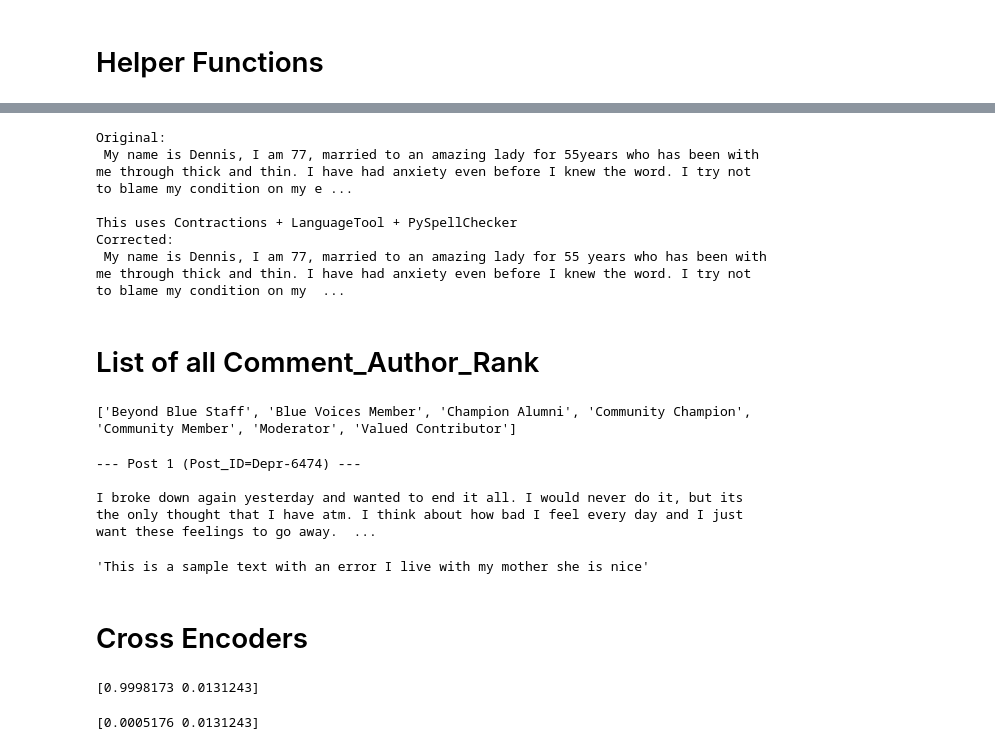
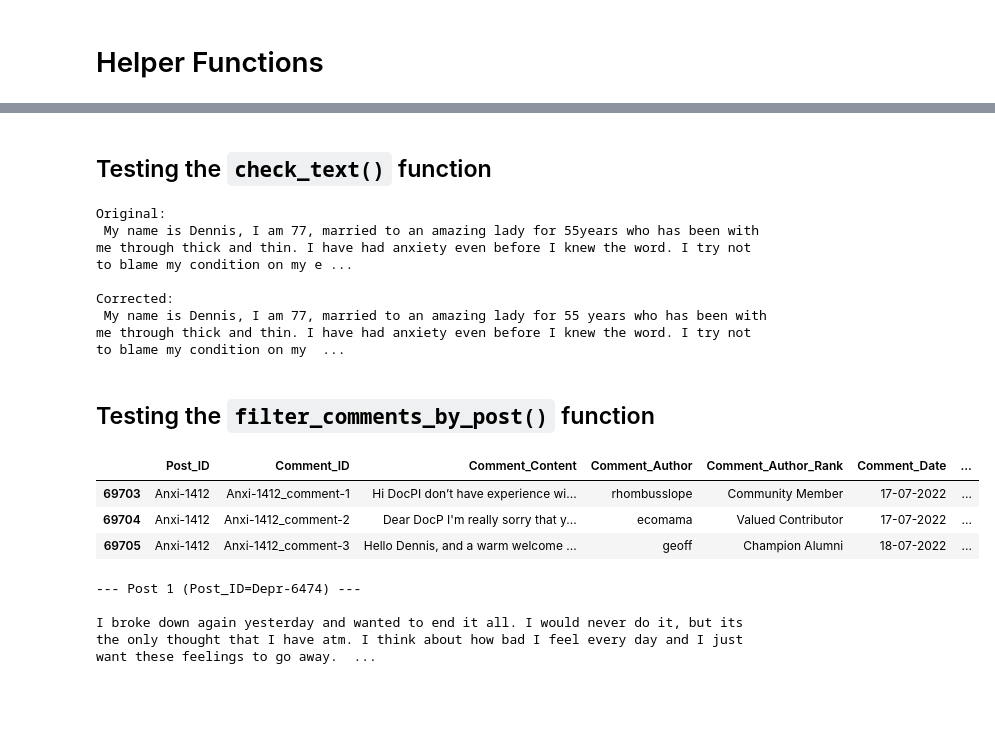
Before and after one commit to PutraAryotama/researchproject, a Jupyter notebook: generate_post_comments_table.ipynb, the cells around one changed output, grey strips where cells are left out. Drawn from its saved outputs; the diff is of its cells as text; code cells hidden in the pictures; blank space fills up the shorter version.

```diff
--- a/generate_post_comments_table.ipynb
+++ b/generate_post_comments_table.ipynb
@@ -80,0 +160,11 @@ posts_df.head()
+# %%
+def filter_comments_by_post(df_comments, post_id):
+    '''Filter comments based on the given post ID.
+    Args:
+        df_comments (pd.DataFrame): DataFrame containing comments with a 'post_id' column.
+        post_id (str): The post ID to filter comments by.
+    Returns:
+        pd.DataFrame: Filtered DataFrame containing comments for the specified post ID.
+    '''
+    filtered_comments = df_comments[df_comments['Post_ID'] == post_id].copy()
+    return filtered_comments
@@ -83,8 +371,8 @@ posts_df.head()
+# %% [markdown]
+## Testing the `check_text()` function
 # %%
-# Sample one observation and apply check_text() to its Post_Content
-sample = posts_df.sample(n=1, random_state=42).iloc[0]
 col = 'Post_Content' if 'Post_Content' in posts_df.columns else posts_df.columns[0]
-original = sample[col]
+original = post_sample[col]
 print("Original:\n", original, "\n")
 if isinstance(original, str) and original.strip():
     corrected = check_text(original)
@@ -95,16 +383,18 @@ print("Corrected:\n", corrected)
 Original:
  My name is Dennis, I am 77, married to an amazing lady for 55years who has been with me through thick and thin. I have had anxiety even before I knew the word. I try not to blame my condition on my e ...
 
-This uses Contractions + LanguageTool + PySpellChecker
 Corrected:
  My name is Dennis, I am 77, married to an amazing lady for 55 years who has been with me through thick and thin. I have had anxiety even before I knew the word. I try not to blame my condition on my  ...
-# %% [markdown]
-# List of all Comment_Author_Rank
-# %%
-unique_ranks = sorted(comments_df['Comment_Author_Rank'].dropna().unique())
-print(unique_ranks)
-# %% [output]
-['Beyond Blue Staff', 'Blue Voices Member', 'Champion Alumni', 'Community Champion', 'Community Member', 'Moderator', 'Valued Contributor']
+# %% [markdown]
+## Testing the `filter_comments_by_post()` function
+# %%
+filtered_comments = filter_comments_by_post(comments_df, "Anxi-1412")
+filtered_comments
+# %% [output]
+|  | Post_ID | Comment_ID | Comment_Content | Comment_Author | Comment_Author_Rank | Comment_Date | ... |
+| 69703 | Anxi-1412 | Anxi-1412_comment-1 | Hi DocPI don’t have experience wi... | rhombusslope | Community Member | 17-07-2022 | ... |
+| 69704 | Anxi-1412 | Anxi-1412_comment-2 | Dear DocP I'm really sorry that y... | ecomama | Valued Contributor | 17-07-2022 | ... |
+| 69705 | Anxi-1412 | Anxi-1412_comment-3 | Hello Dennis, and a warm welcome ... | geoff | Champion Alumni | 18-07-2022 | ... |
 # %%
 
 post_id = 'Depr-6474'
@@ -126,31 +416,3 @@ else:
 --- Post 1 (Post_ID=Depr-6474) ---
 
 I broke down again yesterday and wanted to end it all. I would never do it, but its the only thought that I have atm. I think about how bad I feel every day and I just want these feelings to go away.  ...
-# %%
-a = "This is a sample text with a error I live with my mother she is nice"
-check_text(a)
-# %% [output]
-'This is a sample text with an error I live with my mother she is nice'
-# %% [markdown]
-# Cross Encoders
-# %%
-from sentence_transformers import CrossEncoder
-import torch
-
-# Load the pretrained CrossEncoder
-model = CrossEncoder('cross-encoder/ms-marco-MiniLM-L6-v2', activation_fn=torch.nn.Sigmoid())
-# %% [output]
-[0.9998173 0.0131243]
-# %%
-# Example: scoring two candidate passages for a query
-pairs = [
-    ("Does the patient want to end their life?",
-     "I broke down again yesterday and wanted to end it all."),
-    ("How many people live in Berlin?",
-     "Berlin is well known for its museums.")
-]
-
-scores = model.predict(pairs)
-print(scores)  # Higher score = more relevant
-# %% [output]
-[0.0005176 0.0131243]
```
Also changed, not shown: parts of 38 cells of this notebook.
